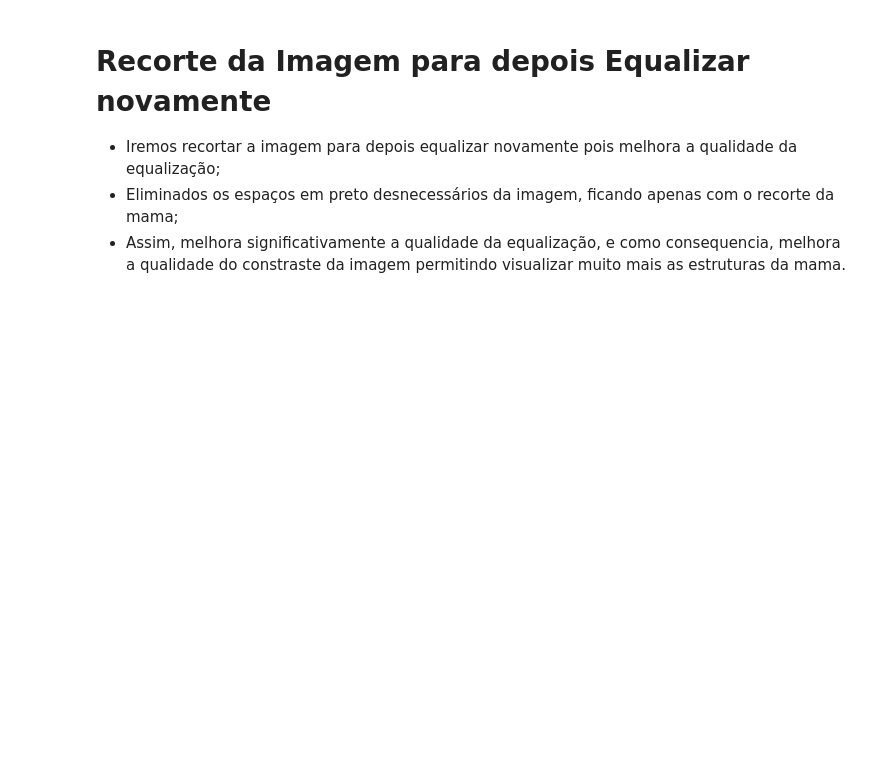
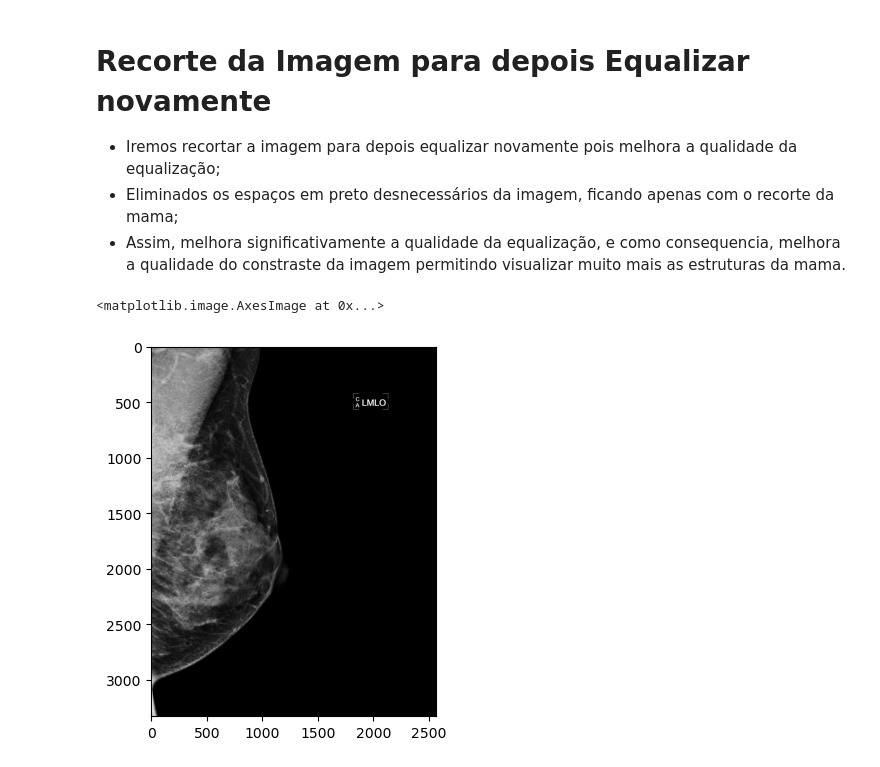
Before and after one commit to lukasmachado20/ProjetoITI, a Jupyter notebook: recorte_imagens_equalize.ipynb, the cells around one changed output. Saved outputs shown, nothing was run; the diff lists cells and outputs as text; code cells hidden in the pictures; blank space fills up the shorter version.

Commit message:
recorte-imagem-sucesso

```diff
--- a/recorte_imagens_equalize.ipynb
+++ b/recorte_imagens_equalize.ipynb
@@ -27,0 +12,10 @@ plt.savefig('/home/bernardo/Mestrado/fredrik-dataset/data-processed/'+filename_m
+# %%
+# Fazendo o teste para uma imagem do dataset
+localImg = "/mnt/d/ImagensDatasetFredrik/"
+img = dicom.dcmread(localImg + "00181_20990909_L_MLO_1.dcm")
+
+imgArray = np.array(img.pixel_array)
+plt.imshow(imgArray, cmap=plt.cm.gray)
+# %% [output]
+<matplotlib.image.AxesImage at 0x...>
+[figure, added]
```
Also changed, not shown: parts of 7 cells of this notebook, 2 other files.
